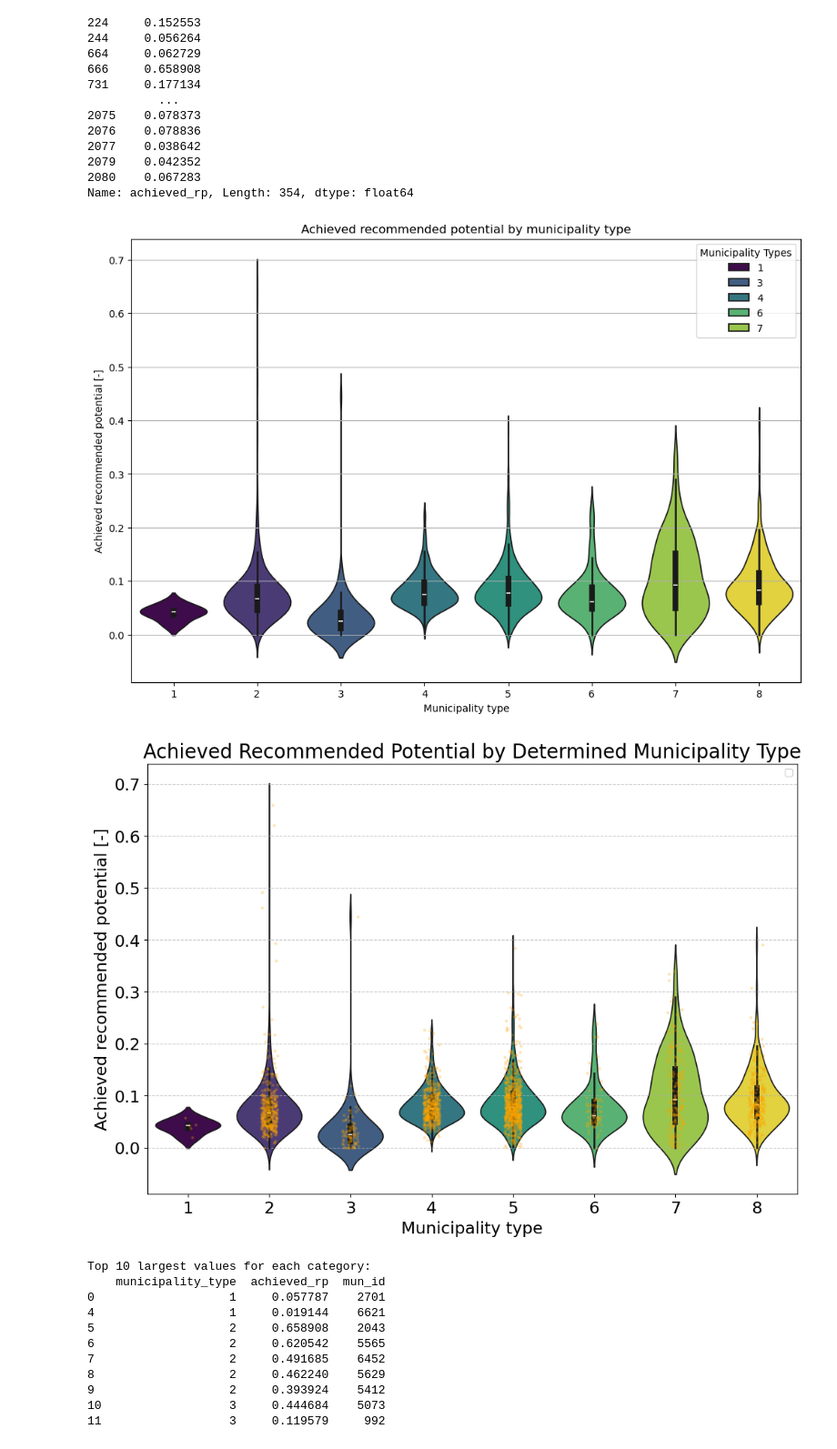
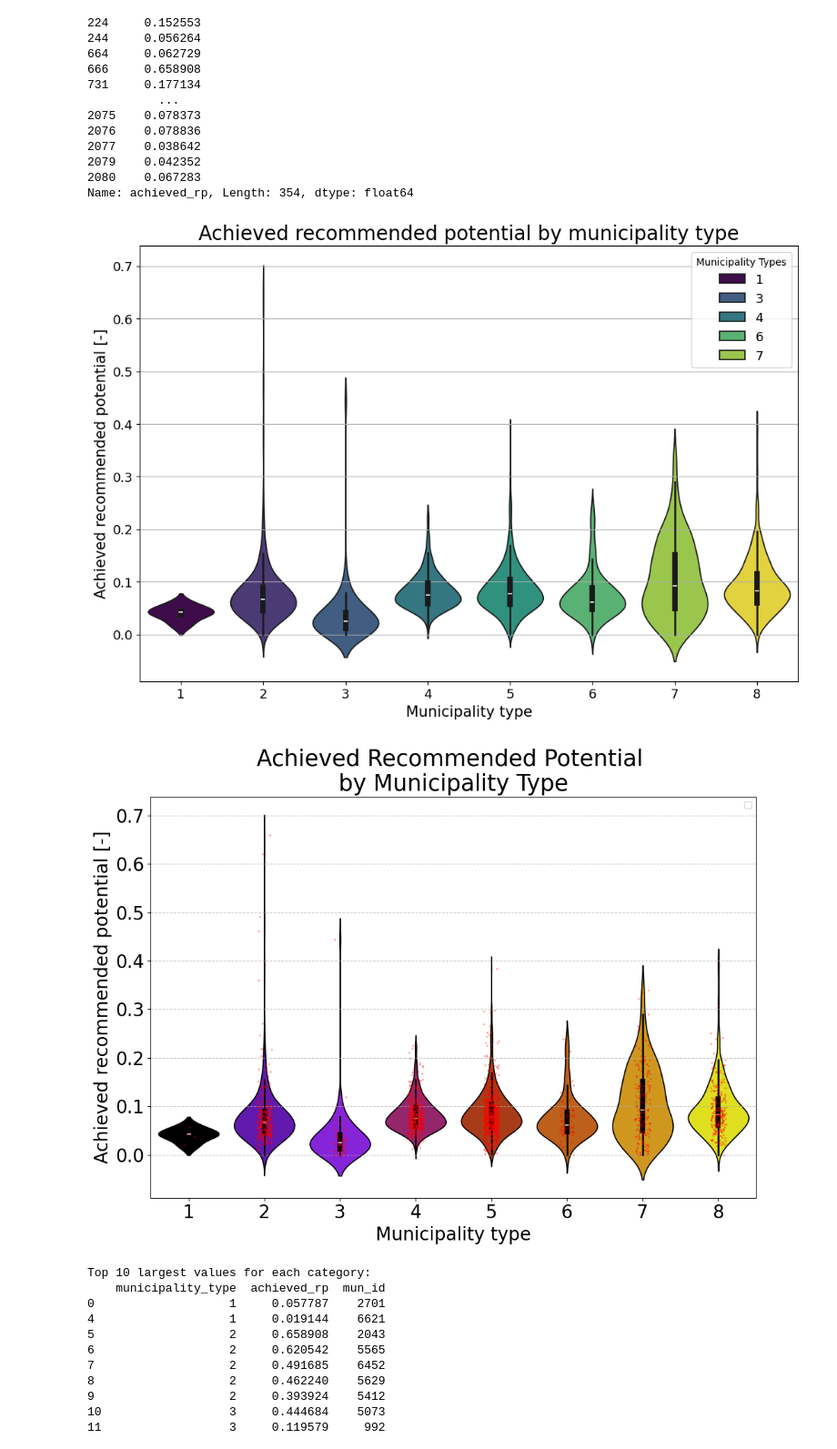
Before and after one commit to matheogodenzi/EnergyTransitionPotential, a Jupyter notebook: source/models/PCA.ipynb, the cells around one changed output. Shown at 91% size. Saved outputs shown, nothing was run; the diff lists cells and outputs as text; code cells hidden in the pictures.

```diff
--- a/source/models/PCA.ipynb
+++ b/source/models/PCA.ipynb
@@ -548,45 +548,47 @@ plotdata = Swiss_solar_potential.copy()
 
 plt.figure(figsize=(12,8))
 sns.violinplot(x="municipality_type", y="achieved_rp", hue="municipality_type", data=plotdata, palette="viridis")
-plt.title("Achieved recommended potential by municipality type")
-plt.xlabel("Municipality type")
-plt.ylabel("Achieved recommended potential [-]")
-plt.legend(title="Municipality Types")
+plt.title("Achieved recommended potential by municipality type", size=20)
+plt.xlabel("Municipality type", size=15)
+plt.ylabel("Achieved recommended potential [-]", size=15)
+plt.legend(title="Municipality Types", fontsize=13)
 plt.grid(axis="y")
+plt.xticks(size=13)
+plt.yticks(size=13)
 plt.show()
 # %% [output]
-[figure, old version]
+[figure, new version]
 # %%
 import matplotlib.pyplot as plt
 import seaborn as sns
 
 # Assuming Swiss_solar_potential DataFrame is already defined
 
 plt.figure(figsize=(12, 8))
 
 # Create the violin plot
-sns.violinplot(x="municipality_type", y="achieved_rp", hue="municipality_type", data=plotdata, palette="viridis")
+sns.violinplot(x="municipality_type", y="achieved_rp", hue="municipality_type", data=plotdata, palette="gnuplot")
 
 # Overlay the swarmplot for individual data points
 #sns.swarmplot(x="type", y="achieved_rp", data=Swiss_solar_potential, color="black", size=3, alpha=0.7)
-sns.stripplot(x="municipality_type", y="achieved_rp", data=plotdata, color="orange", size=3, alpha=0.3, jitter=True)
+sns.stripplot(x="municipality_type", y="achieved_rp", data=plotdata, color="red", size=2, alpha=0.4, jitter=True)
 
 
 # Title and labels
-plt.title("Achieved Recommended Potential by Determined Municipality Type", fontsize=20)
-plt.xlabel("Municipality type", fontsize=17)
-plt.ylabel("Achieved recommended potential [-]", fontsize=17)
+plt.title("Achieved Recommended Potential \nby Municipality Type", fontsize=25)
+plt.xlabel("Municipality type", fontsize=20)
+plt.ylabel("Achieved recommended potential [-]", fontsize=20)
 
 # Add grid
 plt.grid(axis="y", linestyle="--", alpha=0.7)
 plt.legend([])
-plt.xticks(size=17)
-plt.yticks(size=17)
+plt.xticks(size=20)
+plt.yticks(size=20)
 
 # Display the plot
 plt.show()
 # %% [output]
-[figure, old version]
+[figure, new version]
 # %%
 
 # Get the top 10 largest values for each category
```
